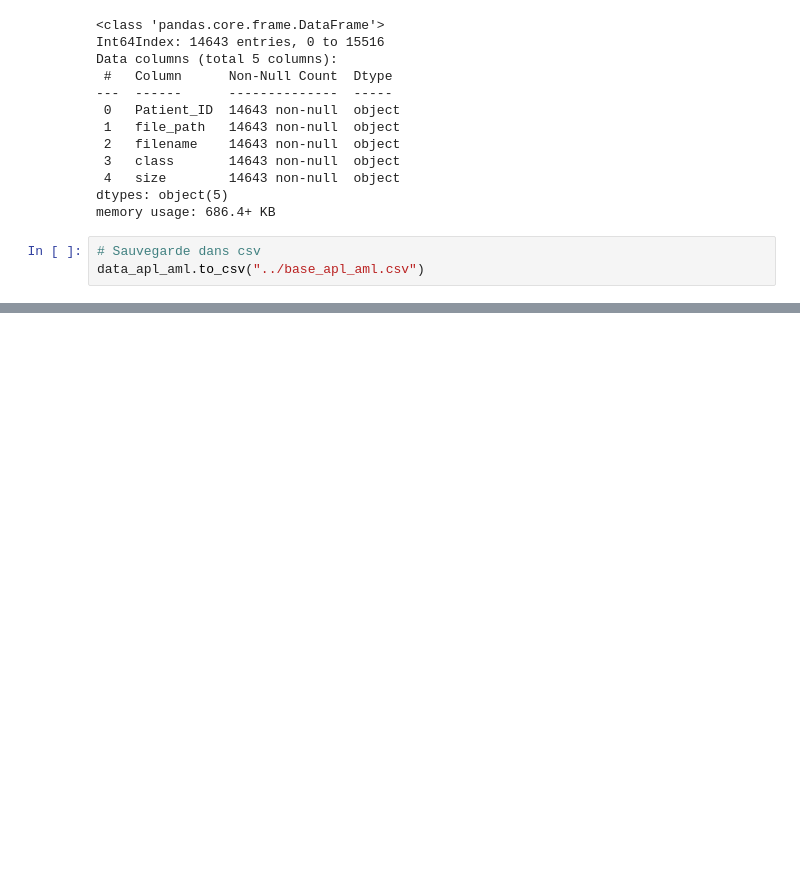
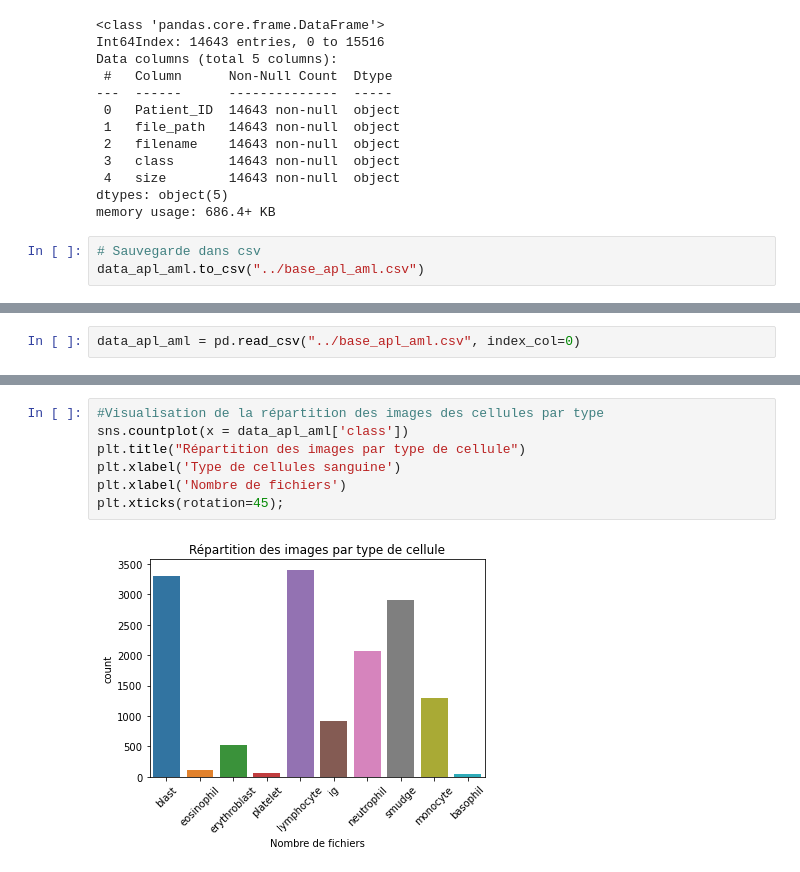
Before and after one commit to lbernard9/bloodcells, a Jupyter notebook: 0_data/2-Base APL-AML.ipynb, the cells around one changed output, grey strips where cells are left out. Drawn from its saved outputs; the diff is of its cells as text; blank space fills up the shorter version.

Commit message:
Séparation des bases pour test détourage

```diff
--- a/0_data/2-Base APL-AML.ipynb
+++ b/0_data/2-Base APL-AML.ipynb
@@ -432,0 +434,2 @@ data_apl_aml.to_csv("../base_apl_aml.csv")
+# %%
+data_apl_aml = pd.read_csv("../base_apl_aml.csv", index_col=0)
@@ -432,0 +460,9 @@ data_apl_aml.to_csv("../base_apl_aml.csv")
+# %%
+#Visualisation de la répartition des images des cellules par type
+sns.countplot(x = data_apl_aml['class'])
+plt.title("Répartition des images par type de cellule")
+plt.xlabel('Type de cellules sanguine')
+plt.xlabel('Nombre de fichiers')
+plt.xticks(rotation=45);
+# %% [output]
+[figure, added]
```
Also changed, not shown: parts of 4 cells of this notebook, 6 other files.
